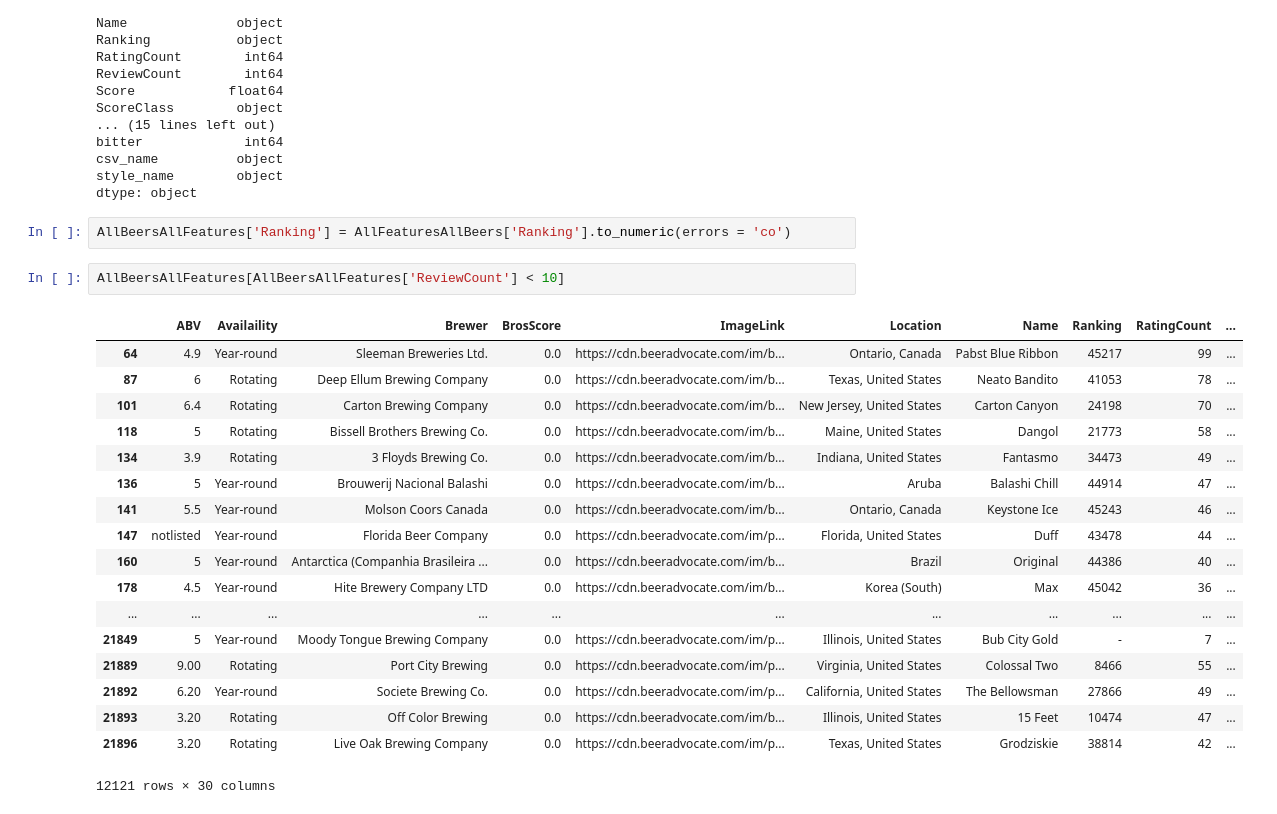
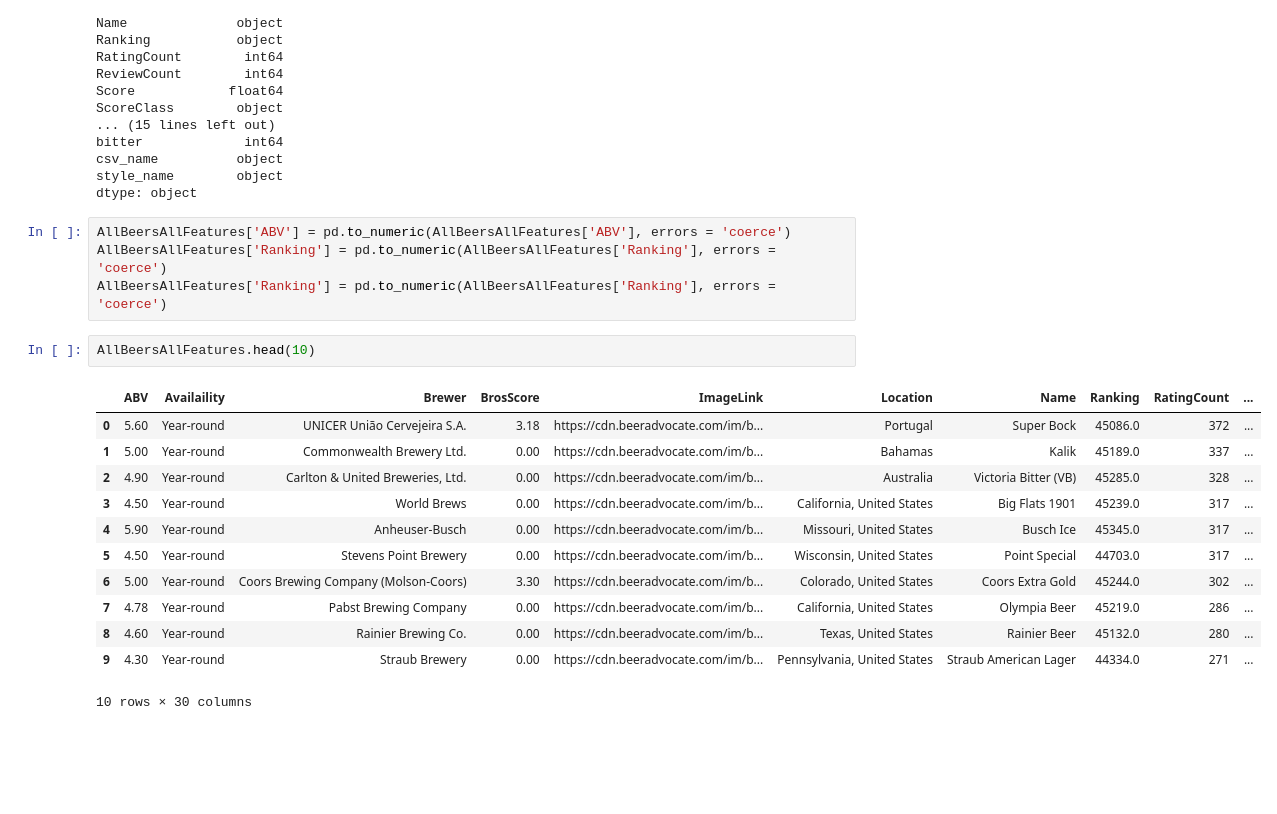
Before and after one commit to kadzema/recommend, a Jupyter notebook: BeerLinkScrape/joiningData.ipynb, the cells around one changed output. Saved outputs shown, nothing was run; the diff lists cells and outputs as text; blank space fills up the shorter version.

```diff
--- a/BeerLinkScrape/joiningData.ipynb
+++ b/BeerLinkScrape/joiningData.ipynb
@@ -196,26 +157,22 @@ bitter             int64
 csv_name          object
 style_name        object
 dtype: object
-# %%
-AllBeersAllFeatures['Ranking'] = AllFeaturesAllBeers['Ranking'].to_numeric(errors = 'co')
+# %%
+AllBeersAllFeatures['ABV'] = pd.to_numeric(AllBeersAllFeatures['ABV'], errors = 'coerce')
+AllBeersAllFeatures['Ranking'] = pd.to_numeric(AllBeersAllFeatures['Ranking'], errors = 'coerce')
+AllBeersAllFeatures['Ranking'] = pd.to_numeric(AllBeersAllFeatures['Ranking'], errors = 'coerce')
 # %%
-AllBeersAllFeatures[AllBeersAllFeatures['ReviewCount'] < 10]
+AllBeersAllFeatures.head(10)
 # %% [output]
 |  | ABV | Availaility | Brewer | BrosScore | ImageLink | Location | Name | Ranking | RatingCount | ... |
-| 64 | 4.9 | Year-round | Sleeman Breweries Ltd. | 0.0 | https://cdn.beeradvocate.com/im/b... | Ontario, Canada | Pabst Blue Ribbon | 45217 | 99 | ... |
-| 87 | 6 | Rotating | Deep Ellum Brewing Company | 0.0 | https://cdn.beeradvocate.com/im/b... | Texas, United States | Neato Bandito | 41053 | 78 | ... |
-| 101 | 6.4 | Rotating | Carton Brewing Company | 0.0 | https://cdn.beeradvocate.com/im/b... | New Jersey, United States | Carton Canyon | 24198 | 70 | ... |
-| 118 | 5 | Rotating | Bissell Brothers Brewing Co. | 0.0 | https://cdn.beeradvocate.com/im/b... | Maine, United States | Dangol | 21773 | 58 | ... |
-| 134 | 3.9 | Rotating | 3 Floyds Brewing Co. | 0.0 | https://cdn.beeradvocate.com/im/b... | Indiana, United States | Fantasmo | 34473 | 49 | ... |
-| 136 | 5 | Year-round | Brouwerij Nacional Balashi | 0.0 | https://cdn.beeradvocate.com/im/b... | Aruba | Balashi Chill | 44914 | 47 | ... |
-| 141 | 5.5 | Year-round | Molson Coors Canada | 0.0 | https://cdn.beeradvocate.com/im/b... | Ontario, Canada | Keystone Ice | 45243 | 46 | ... |
-| 147 | notlisted | Year-round | Florida Beer Company | 0.0 | https://cdn.beeradvocate.com/im/p... | Florida, United States | Duff | 43478 | 44 | ... |
-| 160 | 5 | Year-round | Antarctica (Companhia Brasileira ... | 0.0 | https://cdn.beeradvocate.com/im/b... | Brazil | Original | 44386 | 40 | ... |
-| 178 | 4.5 | Year-round | Hite Brewery Company LTD | 0.0 | https://cdn.beeradvocate.com/im/b... | Korea (South) | Max | 45042 | 36 | ... |
-| ... | ... | ... | ... | ... | ... | ... | ... | ... | ... | ... |
-| 21849 | 5 | Year-round | Moody Tongue Brewing Company | 0.0 | https://cdn.beeradvocate.com/im/p... | Illinois, United States | Bub City Gold | - | 7 | ... |
-| 21889 | 9.00 | Rotating | Port City Brewing | 0.0 | https://cdn.beeradvocate.com/im/p... | Virginia, United States | Colossal Two | 8466 | 55 | ... |
-| 21892 | 6.20 | Year-round | Societe Brewing Co. | 0.0 | https://cdn.beeradvocate.com/im/p... | California, United States | The Bellowsman | 27866 | 49 | ... |
-| 21893 | 3.20 | Rotating | Off Color Brewing | 0.0 | https://cdn.beeradvocate.com/im/b... | Illinois, United States | 15 Feet | 10474 | 47 | ... |
-| 21896 | 3.20 | Rotating | Live Oak Brewing Company | 0.0 | https://cdn.beeradvocate.com/im/p... | Texas, United States | Grodziskie | 38814 | 42 | ... |
+| 0 | 5.60 | Year-round | UNICER União Cervejeira S.A. | 3.18 | https://cdn.beeradvocate.com/im/b... | Portugal | Super Bock | 45086.0 | 372 | ... |
+| 1 | 5.00 | Year-round | Commonwealth Brewery Ltd. | 0.00 | https://cdn.beeradvocate.com/im/b... | Bahamas | Kalik | 45189.0 | 337 | ... |
+| 2 | 4.90 | Year-round | Carlton & United Breweries, Ltd. | 0.00 | https://cdn.beeradvocate.com/im/b... | Australia | Victoria Bitter (VB) | 45285.0 | 328 | ... |
+| 3 | 4.50 | Year-round | World Brews | 0.00 | https://cdn.beeradvocate.com/im/b... | California, United States | Big Flats 1901 | 45239.0 | 317 | ... |
+| 4 | 5.90 | Year-round | Anheuser-Busch | 0.00 | https://cdn.beeradvocate.com/im/b... | Missouri, United States | Busch Ice | 45345.0 | 317 | ... |
+| 5 | 4.50 | Year-round | Stevens Point Brewery | 0.00 | https://cdn.beeradvocate.com/im/b... | Wisconsin, United States | Point Special | 44703.0 | 317 | ... |
+| 6 | 5.00 | Year-round | Coors Brewing Company (Molson-Coors) | 3.30 | https://cdn.beeradvocate.com/im/b... | Colorado, United States | Coors Extra Gold | 45244.0 | 302 | ... |
+| 7 | 4.78 | Year-round | Pabst Brewing Company | 0.00 | https://cdn.beeradvocate.com/im/b... | California, United States | Olympia Beer | 45219.0 | 286 | ... |
+| 8 | 4.60 | Year-round | Rainier Brewing Co. | 0.00 | https://cdn.beeradvocate.com/im/b... | Texas, United States | Rainier Beer | 45132.0 | 280 | ... |
+| 9 | 4.30 | Year-round | Straub Brewery | 0.00 | https://cdn.beeradvocate.com/im/b... | Pennsylvania, United States | Straub American Lager | 44334.0 | 271 | ... |
-12121 rows × 30 columns
+10 rows × 30 columns
```
Also changed, not shown: parts of 9 cells of this notebook, 4 other files.
